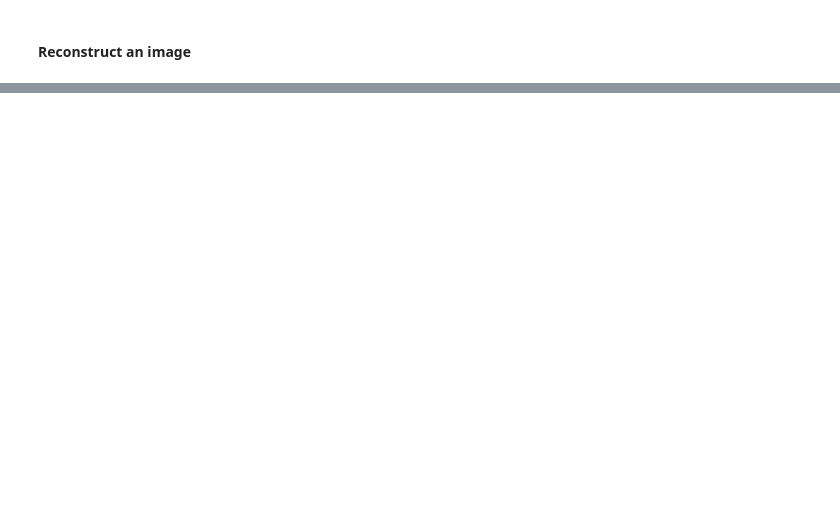
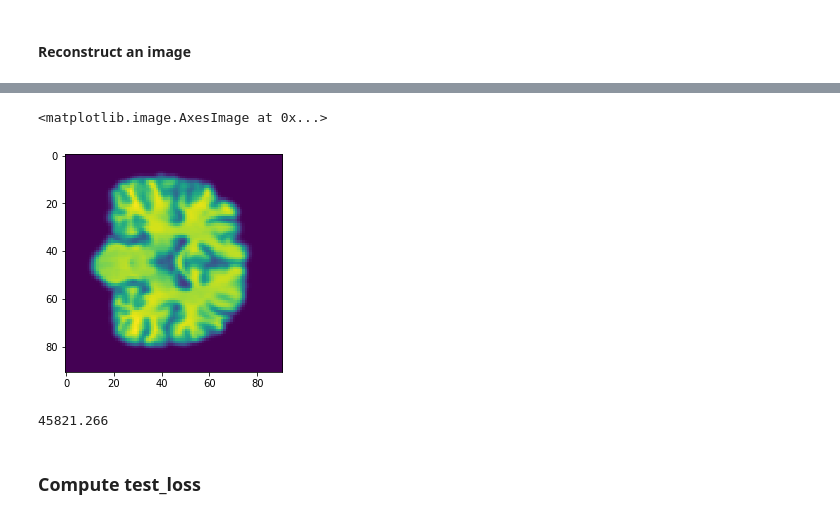
Before and after one commit to vwegmayr/brain-aging, a Jupyter notebook: notebooks/visualize_pair_pca.ipynb, the cells around one changed output, grey strips where cells are left out. Drawn from its saved outputs; the diff is of its cells as text; code cells hidden in the pictures; blank space fills up the shorter version.

```diff
--- a/notebooks/visualize_pair_pca.ipynb
+++ b/notebooks/visualize_pair_pca.ipynb
@@ -101,0 +106,14 @@ plt.imshow(vec_as_image[:, 50, :])
+# %%
+path = "/local/ADNI_AIBL/ADNI_AIBL_T1_smoothed/all_images/" + image_label + "_mni_aligned.nii.gz"
+orig_im = nib.load(path).get_data()
+orig_im = np.reshape(orig_im, image_shape)
+plt.imshow(orig_im[:, 50, :])
+# %% [output]
+<matplotlib.image.AxesImage at 0x...>
+[figure, added]
+# %%
+np.linalg.norm(orig_im - rec_image)
+# %% [output]
+45821.266
+# %% [markdown]
+### Compute test_loss
```
Also changed, not shown: parts of 7 cells of this notebook.
